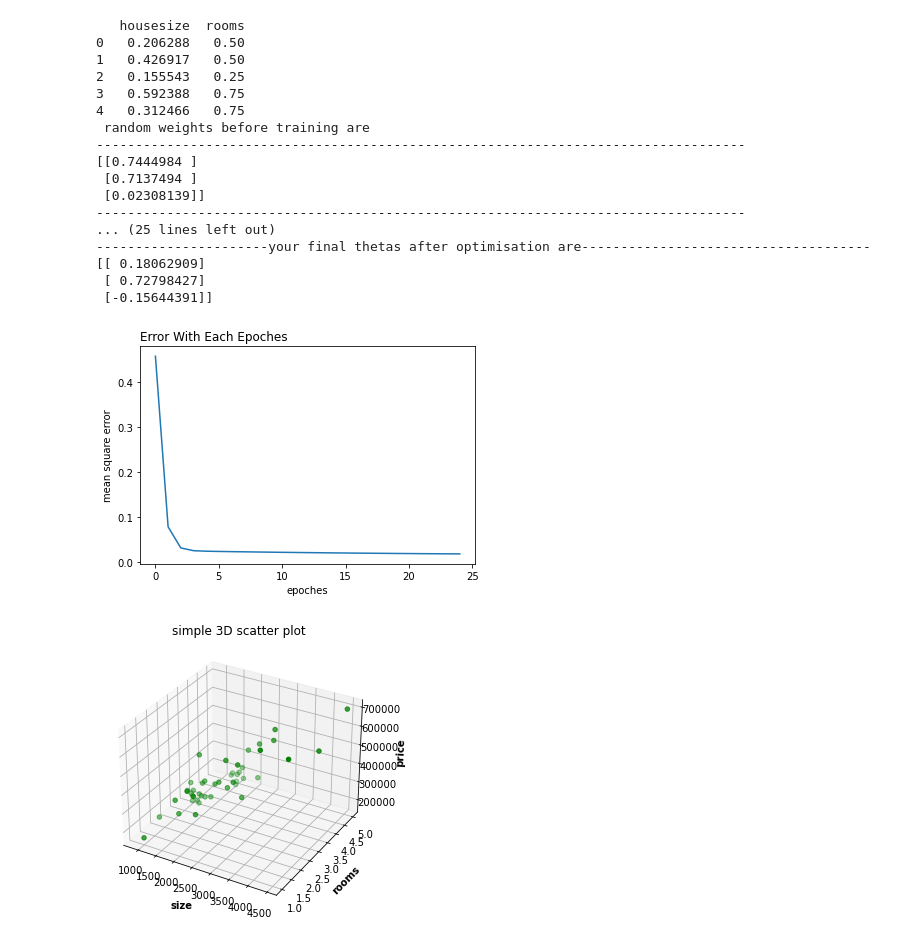
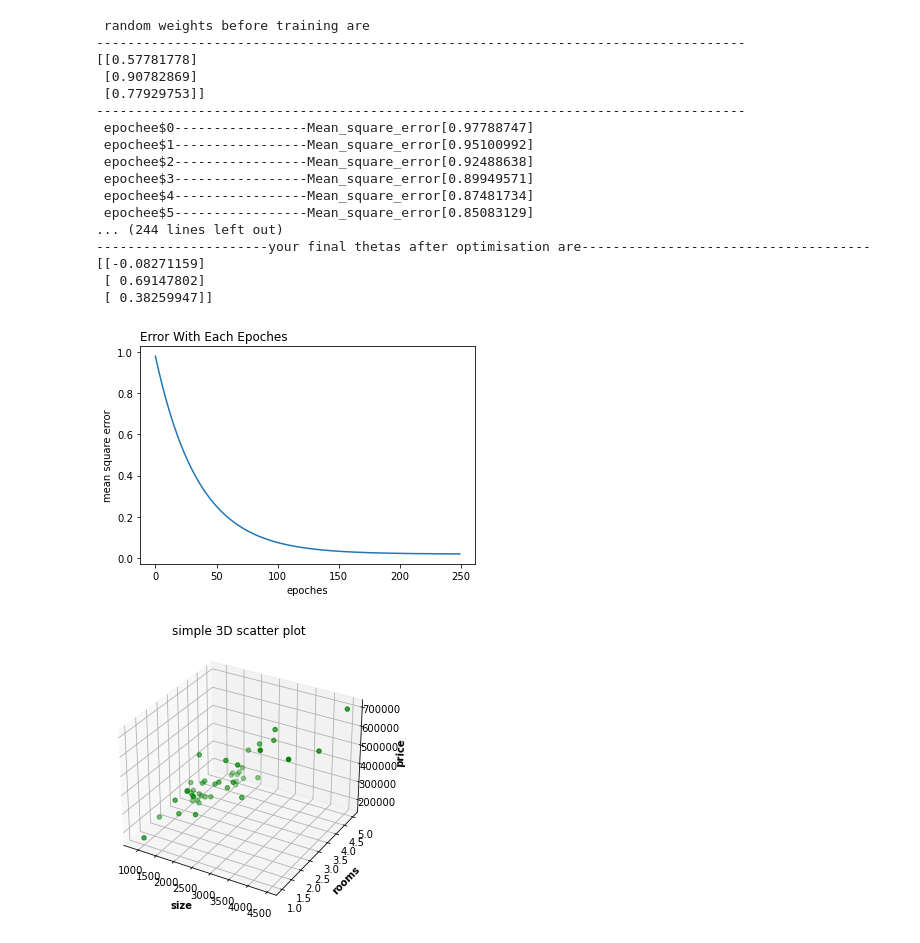
Before and after one commit to aroragarvit/ml_algorithms, a Jupyter notebook: Linear_regression_library/linear_regression.ipynb, the cells around one changed output. Cells and saved outputs as stored; diff of their text form; code cells hidden in the pictures.

Commit message:
Logistic train data

```diff
--- a/Linear_regression_library/linear_regression.ipynb
+++ b/Linear_regression_library/linear_regression.ipynb
@@ -30,7 +30,7 @@ import pandas as pd
 import matplotlib.pyplot as plt
 np.set_printoptions(suppress=True)
 
-train=(pd.read_csv('train.csv'))
+train=(pd.read_csv('train.csv'))                                 # norrmalised
 train.insert(0,'ones',1)   # important function of pandas
 
 train=train.to_numpy()
@@ -53,50 +53,50 @@ class linear_regression:
      def training(self):
 
          for i in range(self.epoches):
             epochs.append(i)
             prediction_matrix=np.dot(self.train,self.weights)  #// m*1                                                                                             # our predicted y result  according to our thetas  for features  of different samples
-            mean_error=1/self.samples*(np.sum(np.square(np.subtract(prediction_matrix,self.result)),axis=0)) #// 1/2m*(sum of square of elements of m*1-m*1 )      # column matrix with square error for different samples in each each row will do the sum of each of them to find overall error
+            mean_error=1/self.samples*(np.sum(np.square(np.subtract(prediction_matrix,self.result)),axis=0)) #// 1/2m*(sum of columns of square of elements of m*1-m*1 )      # column matrix with square error for different samples in each each row will do the sum of each of them to find overall error
             print(" epochee${}-----------------Mean_square_error{}".format(i,mean_error))
             error.append(mean_error)
             weight_subtract_matrix =np.dot(np.transpose( np.subtract(prediction_matrix,self.result)),self.train)  #// (m*1 - m*1 )^T . m*n+1 = 1*n+1
-            self.weights=np.subtract(self.weights,np.transpose(weight_subtract_matrix)*self.alpha)  #// n+1*1 - n+1*1
+            self.weights=np.subtract(self.weights,np.transpose(weight_subtract_matrix)*self.alpha/self.samples)  #// n+1*1 - n+1*1
 
-a=linear_regression(train,result,epoches=25,alpha=0.01)
+a=linear_regression(train,result,epoches=250,alpha=0.01)
 
 print(" random weights before training are")
 print("-----------------------------------------------------------------------------------")
 print(a.weights)
 print("-----------------------------------------------------------------------------------")
 
 a.training()
 
 print("----------------------your final thetas after optimisation are-------------------------------------")
 print(a.weights)
 
 plt.title("Error With Each Epoches",loc = 'left')
 plt.xlabel("epoches")
 plt.ylabel("mean square error")
 plt.plot(epochs,error)
 plt.show()
 # %% [output]
-   housesize  rooms
-0   0.206288   0.50
-1   0.426917   0.50
-2   0.155543   0.25
-3   0.592388   0.75
-4   0.312466   0.75
  random weights before training are
 -----------------------------------------------------------------------------------
-[[0.7444984 ]
- [0.7137494 ]
- [0.02308139]]
+[[0.57781778]
+ [0.90782869]
+ [0.77929753]]
 -----------------------------------------------------------------------------------
-... (25 lines left out)
+ epochee$0-----------------Mean_square_error[0.97788747]
+ epochee$1-----------------Mean_square_error[0.95100992]
+ epochee$2-----------------Mean_square_error[0.92488638]
+ epochee$3-----------------Mean_square_error[0.89949571]
+ epochee$4-----------------Mean_square_error[0.87481734]
+ epochee$5-----------------Mean_square_error[0.85083129]
+... (244 lines left out)
 ----------------------your final thetas after optimisation are-------------------------------------
-[[ 0.18062909]
- [ 0.72798427]
- [-0.15644391]]
+[[-0.08271159]
+ [ 0.69147802]
+ [ 0.38259947]]
-[figure, old version]
+[figure, new version]
 # %%
 from mpl_toolkits import mplot3d
 import pandas as pd
```
Also changed, not shown: 10 other files.
